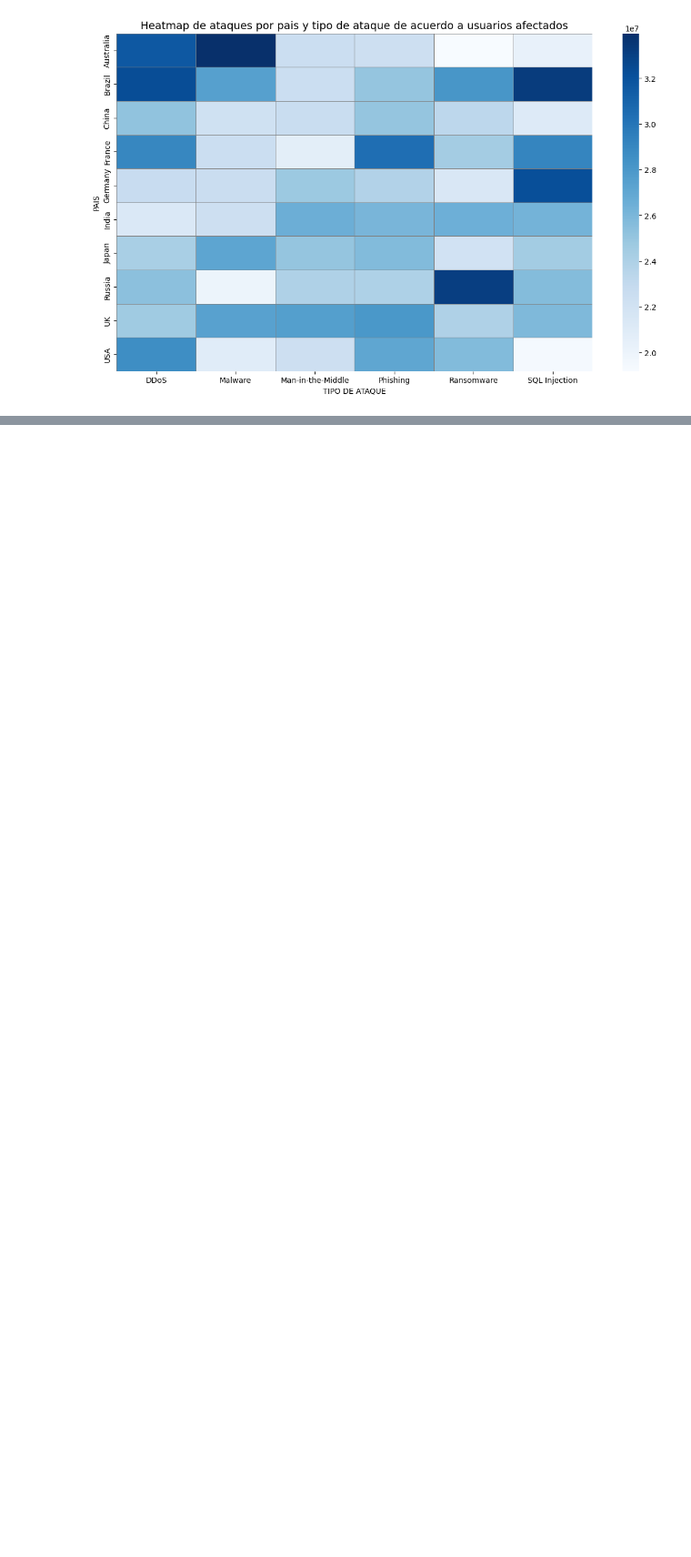
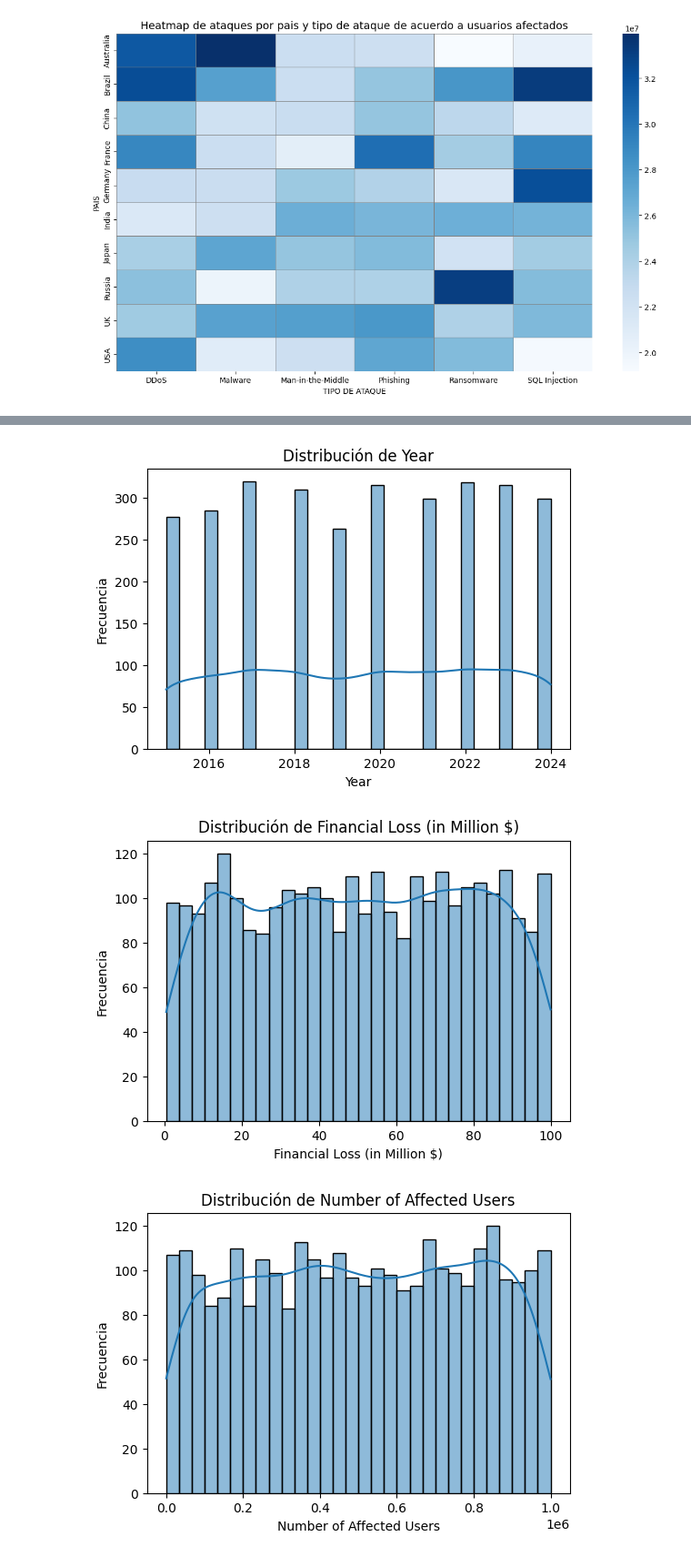
Before and after one commit to Bryan810/Grupo_9_tarea_3, a Jupyter notebook: sample.ipynb, the cells around one changed output, grey strips where cells are left out. Shown at 91% size. Drawn from its saved outputs; the diff is of its cells as text; code cells hidden in the pictures; blank space fills up the shorter version.

```diff
--- a/sample.ipynb
+++ b/sample.ipynb
@@ -171,0 +135,16 @@ True
+# %%
+# Seleccionar columnas numéricas
+num_cols = df.select_dtypes(include=np.number).columns
+
+# Graficar histogramas para cada variable numérica
+for col in num_cols:
+    plt.figure(figsize=(6,4))
+    sns.histplot(df[col], kde=True, bins=30)
+    plt.title(f"Distribución de {col}")
+    plt.xlabel(col)
+    plt.ylabel("Frecuencia")
+    plt.show()
+# %% [output]
+[figure, added]
+[figure, added]
+[figure, added]
```
Also changed, not shown: parts of 11 cells of this notebook.
